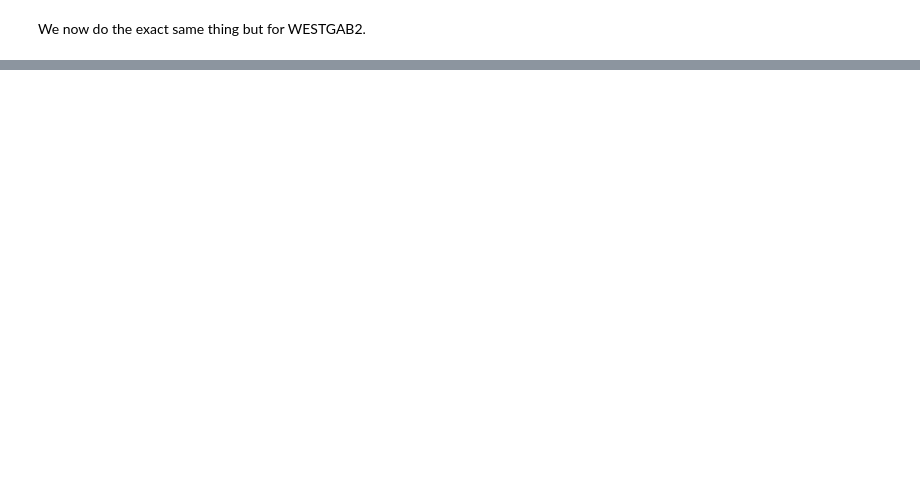
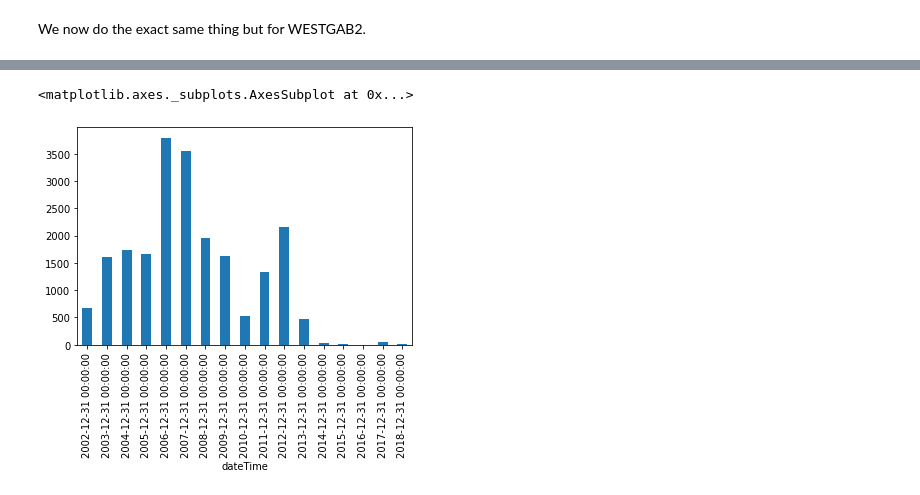
Before and after one commit to Reubenpt123/DAV, a Jupyter notebook: Data_Cleaning_DAV_Assessment.ipynb, the cells around one changed output, grey strips where cells are left out. Saved outputs shown, nothing was run; the diff lists cells and outputs as text; code cells hidden in the pictures; blank space fills up the shorter version.

```diff
--- a/Data_Cleaning_DAV_Assessment.ipynb
+++ b/Data_Cleaning_DAV_Assessment.ipynb
@@ -147,0 +235,9 @@ df3
+# %%
+df1 = pd.read_csv("clean_data.csv", parse_dates = ["dateTime"])
+df1 = df1.set_index("dateTime")
+df1 = df1['tox']
+df1 = df1.dropna()
+df1.resample('Y').size().plot.bar()
+# %% [output]
+<matplotlib.axes._subplots.AxesSubplot at 0x...>
+[figure, added]
```
Also changed, not shown: parts of 19 cells of this notebook.
